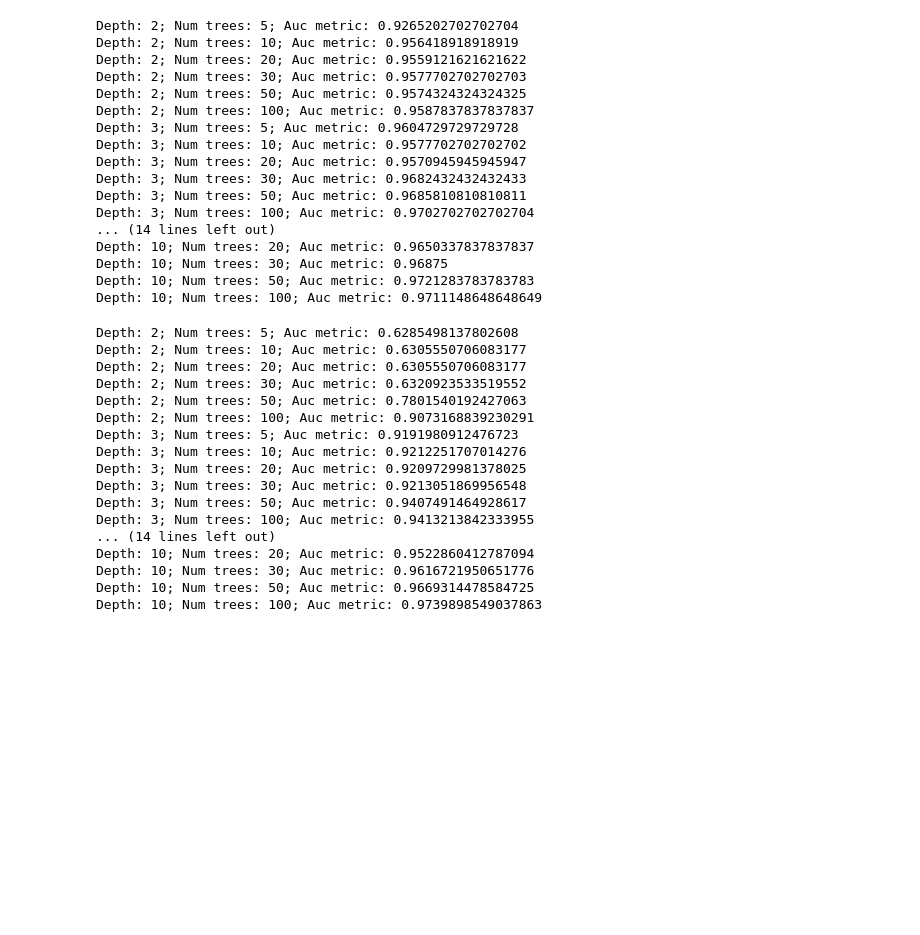
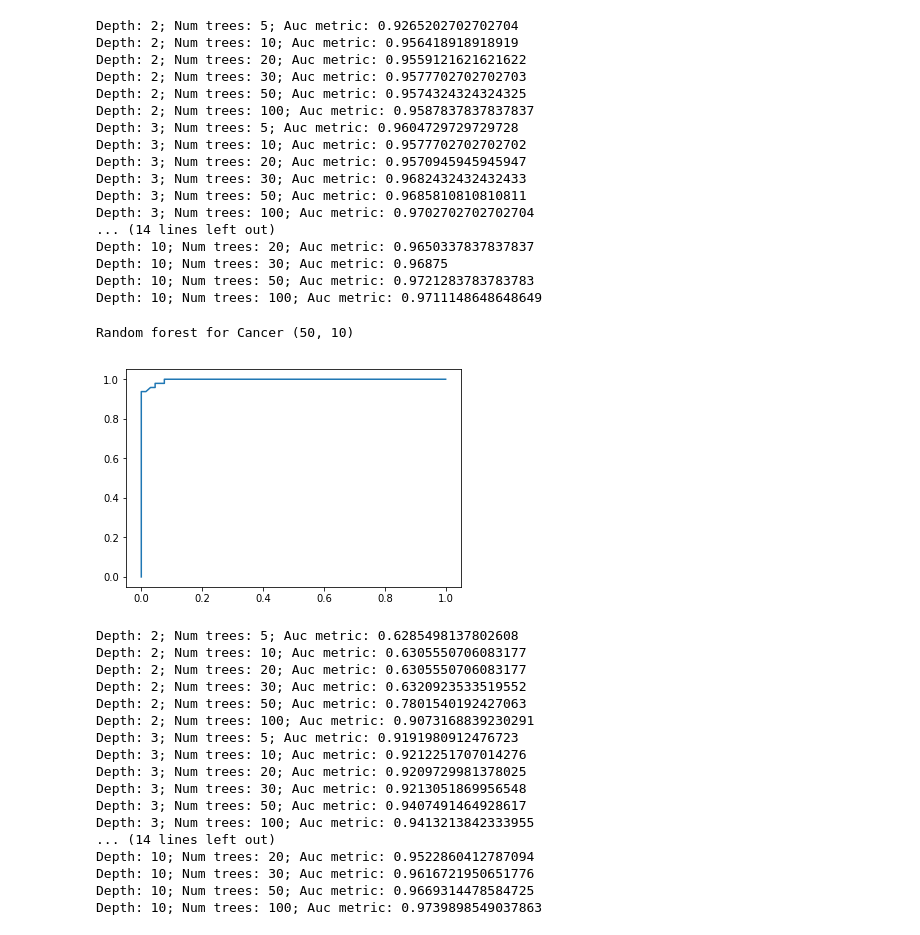
Before and after one commit to TanVD/se-ml-course, a Jupyter notebook: 4/4.ipynb, the cells around one changed output. Cells and saved outputs as stored; diff of their text form; code cells hidden in the pictures; blank space fills up the shorter version.

```diff
--- a/4/4.ipynb
+++ b/4/4.ipynb
@@ -427,6 +427,12 @@ Depth: 10; Num trees: 20; Auc metric: 0.9650337837837837
 Depth: 10; Num trees: 30; Auc metric: 0.96875
 Depth: 10; Num trees: 50; Auc metric: 0.9721283783783783
 Depth: 10; Num trees: 100; Auc metric: 0.9711148648648649
+# %%
+print("Random forest for Cancer (50, 10)")
+rand_forest_with_roc(50, 10, gini_impurity, cancer_points_training, np.array(cancer_labels_training), cancer_points_test, np.array(cancer_labels_test))
+# %% [output]
+Random forest for Cancer (50, 10)
+[figure, added]
 # %%
 rand_forests_with_auc([5, 10, 20, 30, 50, 100], [2, 3, 5, 7, 10], gini_impurity, spam_points_training,
                       np.array(spam_labels_training), spam_points_test, np.array(spam_labels_test))
```
Also changed, not shown: parts of 2 cells of this notebook.
